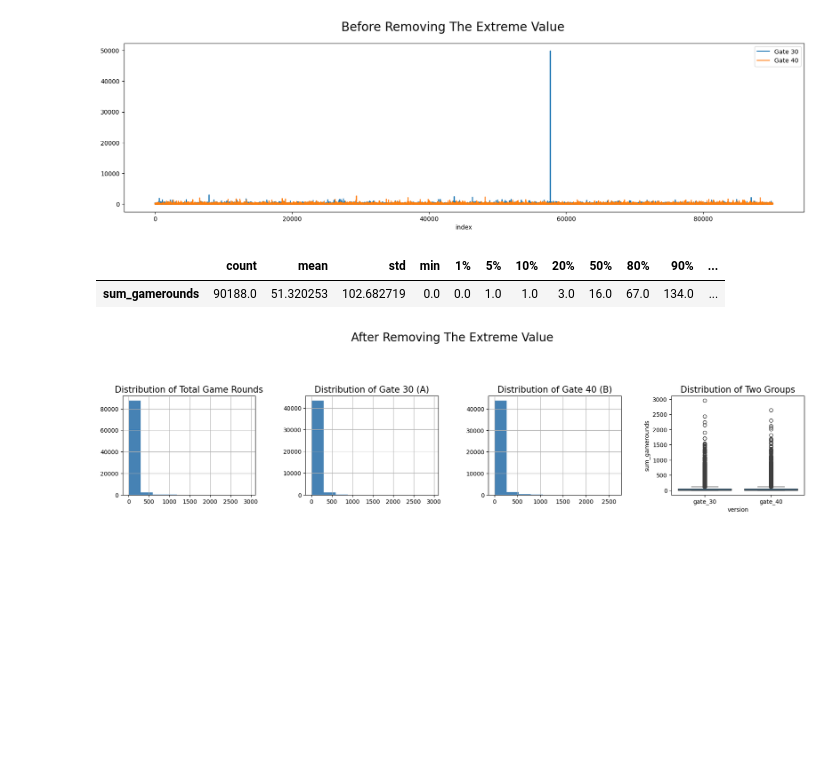
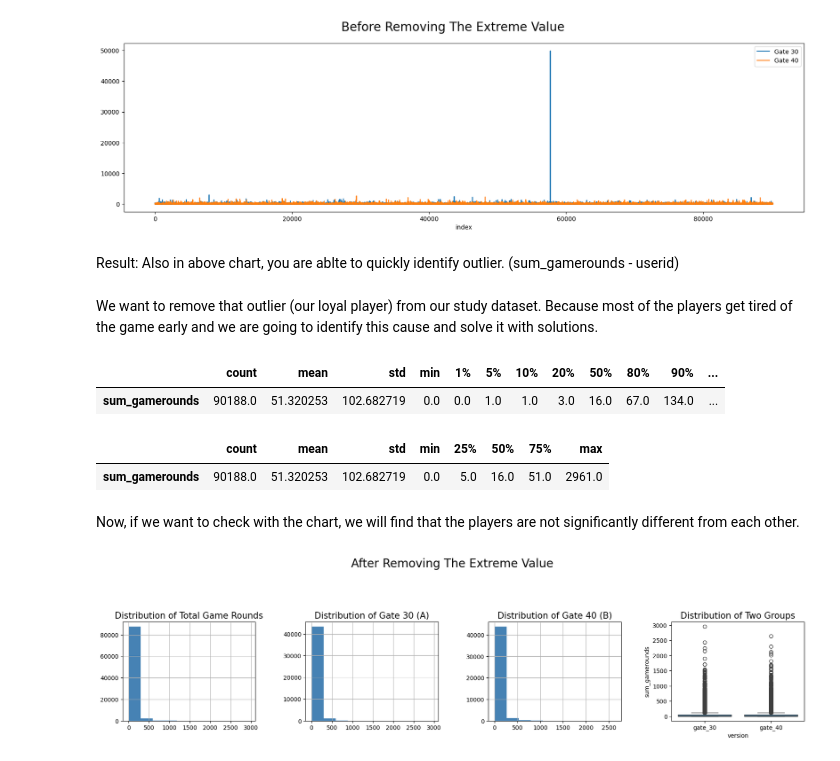
Before and after one commit to AmirrezaMadadi/Cookie-Cats-App, a Jupyter notebook: cookie_cats.ipynb, the cells around one changed output. Cells and saved outputs as stored; diff of their text form; code cells hidden in the pictures; blank space fills up the shorter version.

```diff
--- a/cookie_cats.ipynb
+++ b/cookie_cats.ipynb
@@ -137,6 +174,10 @@ plt.suptitle("Before Removing The Extreme Value", fontsize = 20)
 plt.show()
 # %% [output]
 [figure]
+# %% [markdown]
+Result: Also in above chart, you are ablte to quickly identify outlier. (sum_gamerounds - userid)
+# %% [markdown]
+We want to remove that outlier (our loyal player) from our study dataset. Because most of the players get tired of the game early and we are going to identify this cause and solve it with solutions.
 # %%
 data = data[data.sum_gamerounds < data.sum_gamerounds.max()]
 # %%
@@ -144,6 +185,13 @@ data.describe([0.01, 0.05, 0.10, 0.20, 0.80, 0.90, 0.95, 0.99])[["sum_gamerounds
 # %% [output]
 |  | count | mean | std | min | 1% | 5% | 10% | 20% | 50% | 80% | 90% | ... |
 | sum_gamerounds | 90188.0 | 51.320253 | 102.682719 | 0.0 | 0.0 | 1.0 | 1.0 | 3.0 | 16.0 | 67.0 | 134.0 | ... |
+# %%
+data.describe()[["sum_gamerounds"]].T
+# %% [output]
+|  | count | mean | std | min | 25% | 50% | 75% | max |
+| sum_gamerounds | 90188.0 | 51.320253 | 102.682719 | 0.0 | 5.0 | 16.0 | 51.0 | 2961.0 |
+# %% [markdown]
+Now, if we want to check with the chart, we will find that the players are not significantly different from each other.
 # %%
 fig, axes = plt.subplots(1, 4, figsize = (18,5))
 data.sum_gamerounds.hist(ax = axes[0], color = "steelblue")
```
Also changed, not shown: parts of 19 cells of this notebook.
